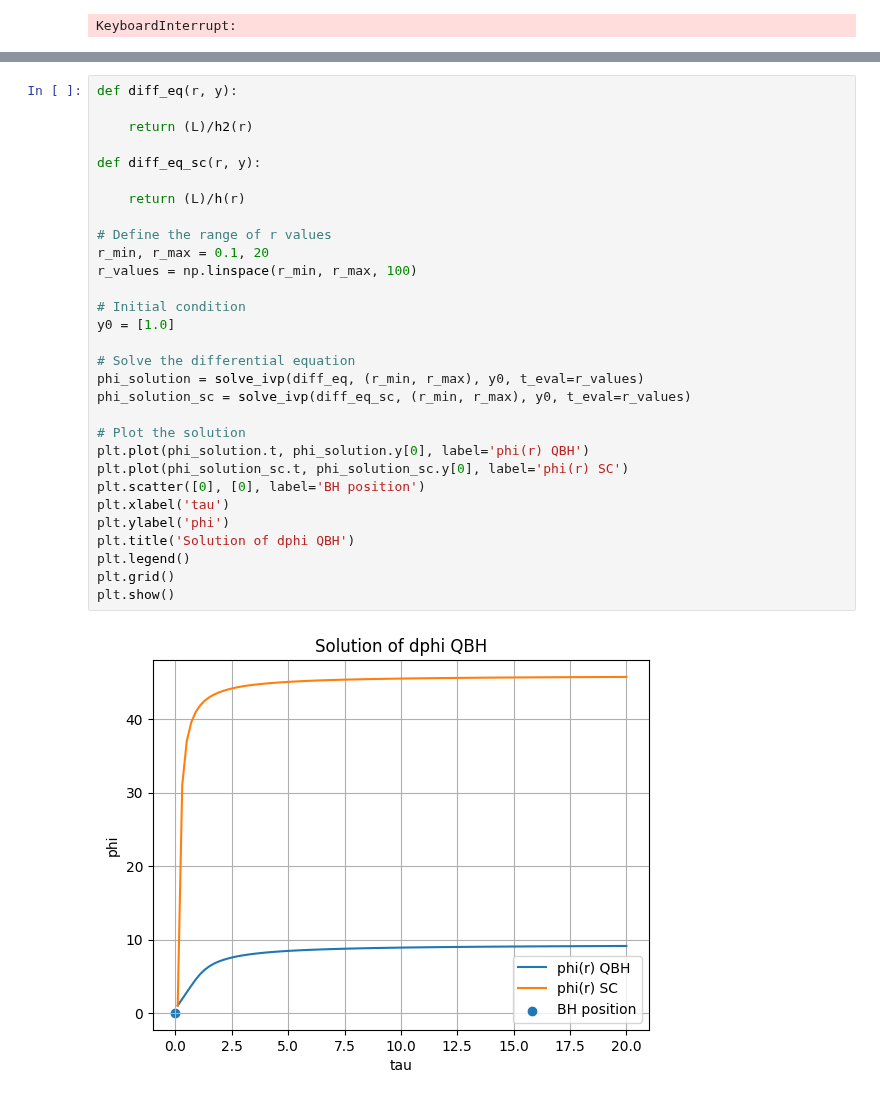
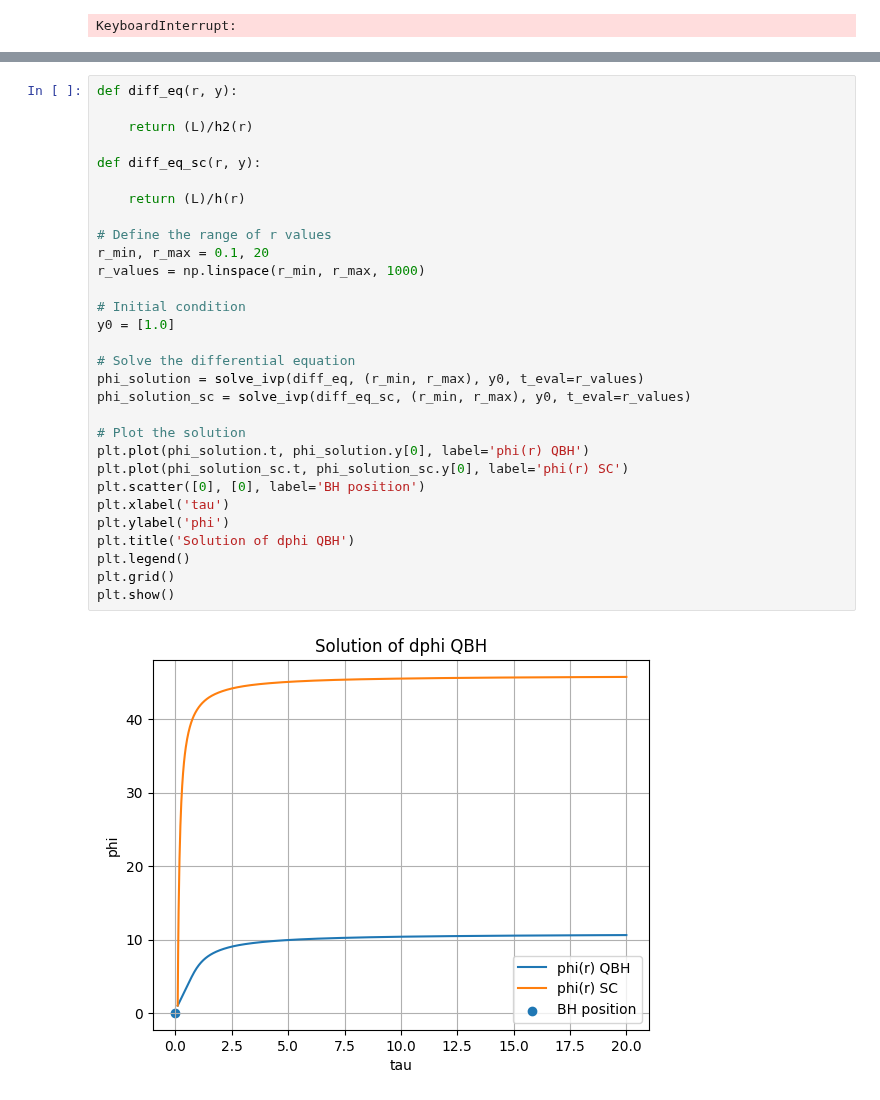
Before and after one commit to AdamSmithOrlik/quantum-black-holes, a Jupyter notebook: darius/research.ipynb, the cells around one changed output, grey strips where cells are left out. Drawn from its saved outputs; the diff is of its cells as text.

```diff
--- a/darius/research.ipynb
+++ b/darius/research.ipynb
@@ -777,35 +833,35 @@ plt.show()
 # %%
 def diff_eq(r, y):
 
     return (L)/h2(r)
 
 def diff_eq_sc(r, y):
 
     return (L)/h(r)
 
 # Define the range of r values
 r_min, r_max = 0.1, 20
-r_values = np.linspace(r_min, r_max, 100)
+r_values = np.linspace(r_min, r_max, 1000)
 
 # Initial condition
 y0 = [1.0]
 
 # Solve the differential equation
 phi_solution = solve_ivp(diff_eq, (r_min, r_max), y0, t_eval=r_values)
 phi_solution_sc = solve_ivp(diff_eq_sc, (r_min, r_max), y0, t_eval=r_values)
 
 # Plot the solution
 plt.plot(phi_solution.t, phi_solution.y[0], label='phi(r) QBH')
 plt.plot(phi_solution_sc.t, phi_solution_sc.y[0], label='phi(r) SC')
 plt.scatter([0], [0], label='BH position')
 plt.xlabel('tau')
 plt.ylabel('phi')
 plt.title('Solution of dphi QBH')
 plt.legend()
 plt.grid()
 plt.show()
 # %% [output]
-[figure, old version]
+[figure, new version]
 # %%
 ###QBH
 def diff_eq0(r, y):
```
Also changed, not shown: parts of 7 cells of this notebook.
